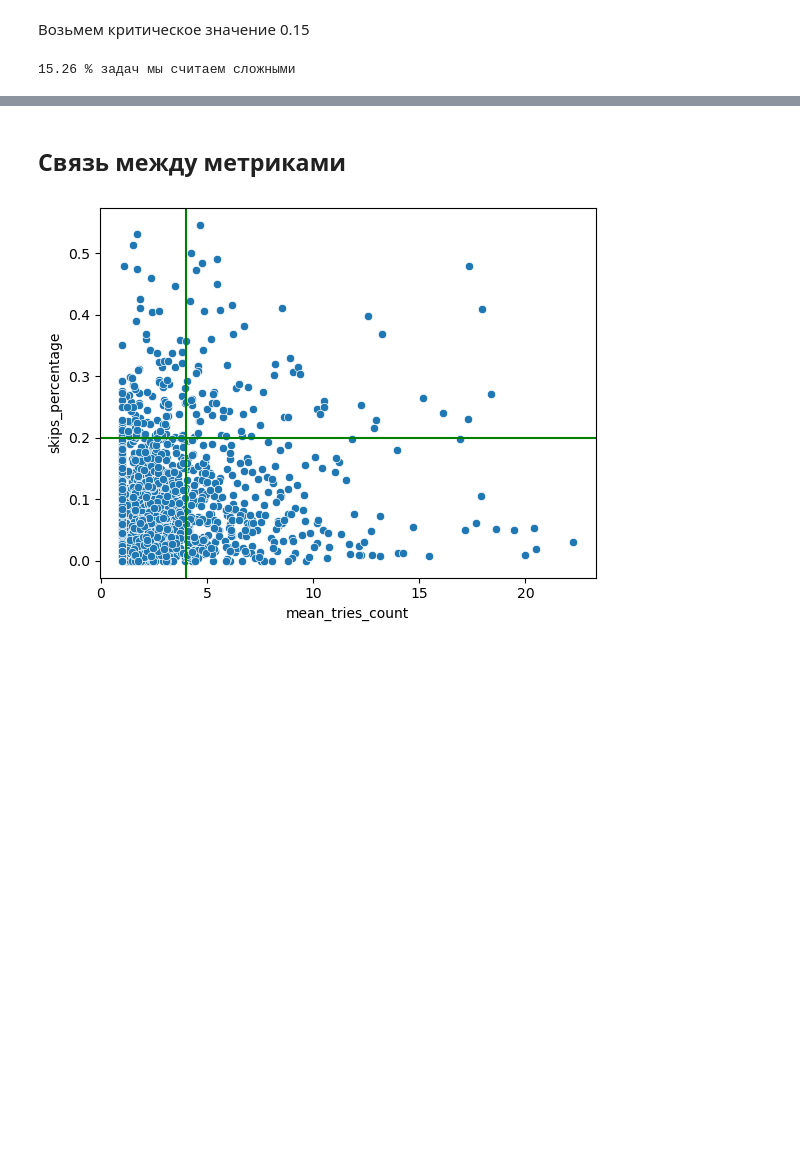
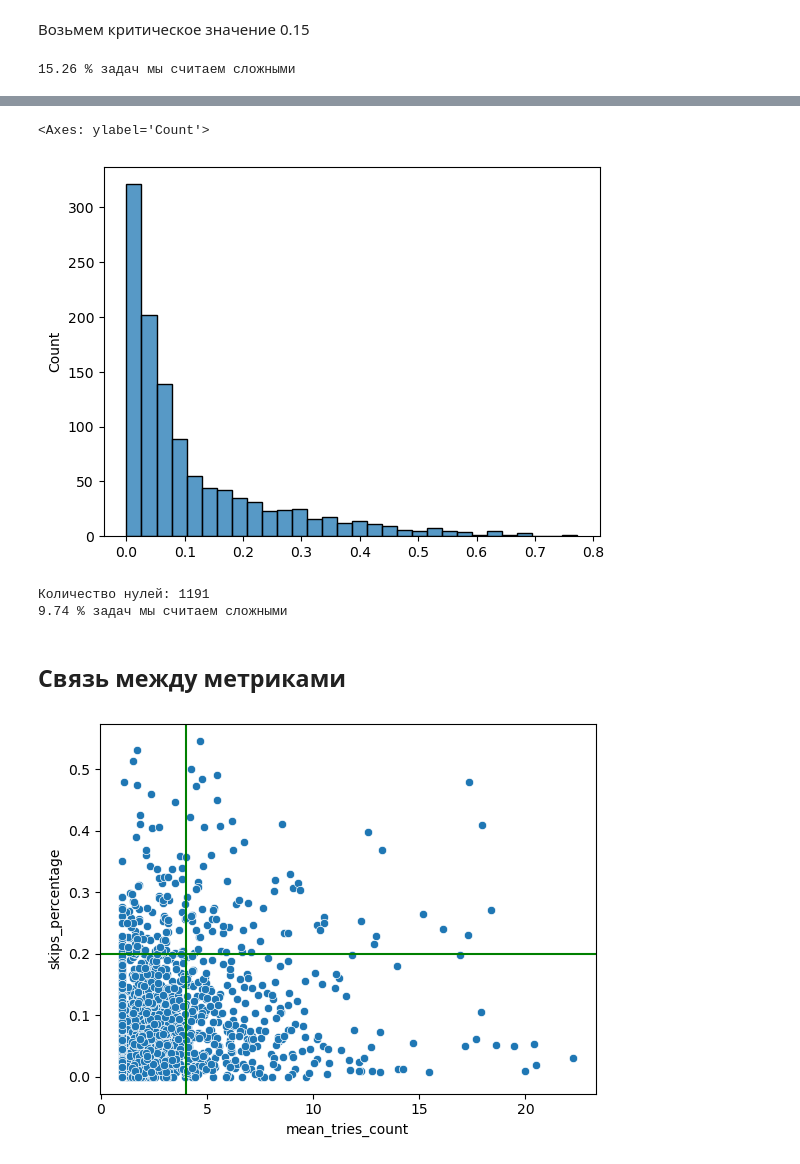
Before and after one commit to pt0p/metrics-for-educational-courses, a Jupyter notebook: metrics_reasearch.ipynb, the cells around one changed output, grey strips where cells are left out. Drawn from its saved outputs; the diff is of its cells as text; code cells hidden in the pictures; blank space fills up the shorter version.

Commit message:
add guessed_percentage

```diff
--- a/metrics_reasearch.ipynb
+++ b/metrics_reasearch.ipynb
@@ -351,3 +389,41 @@ print("{:.2f}".format(difficult_percentage * 100), "% задач мы счита
+# %%
+guess_data = pd.DataFrame(
+    {"id": progress_id_guessed.index, "guessed": progress_id_guessed.values}
+)
+# %%
+df_tried = pd.merge(df_tried, guess_data, how="left", on="id")
+guessed_count = (
+    df_tried[["course_element_id", "guessed"]]
+    .groupby("course_element_id")
+    .sum()["guessed"]
+)
+# %%
+# количество пытавшихся решить задачу
+tried_count = (
+    df_tried[["course_element_id", "tries_count"]]
+    .groupby("course_element_id")
+    .count()["tries_count"]
+)
+# %%
+guessed_percentage = guessed_count / tried_count
+# %%
+# на графике распределение ненулевых значений
+sns.histplot(guessed_percentage[guessed_percentage > 0])
+# %% [output]
+<Axes: ylabel='Count'>
+[figure, added]
+# %%
+print(f"Количество нулей: {len(guessed_percentage[guessed_percentage == 0])}")
+
+guessed_percentage_threshold = 0.2
+
+difficult_percentage = np.count_nonzero(
+    guessed_percentage > guessed_percentage_threshold
+) / len(guessed_percentage)
+print("{:.2f}".format(difficult_percentage * 100), "% задач мы считаем сложными")
+# %% [output]
+Количество нулей: 1191
+9.74 % задач мы считаем сложными
 # %% [markdown]
 ## Связь между метриками
 # %%
```
Also changed, not shown: parts of 6 cells of this notebook.
